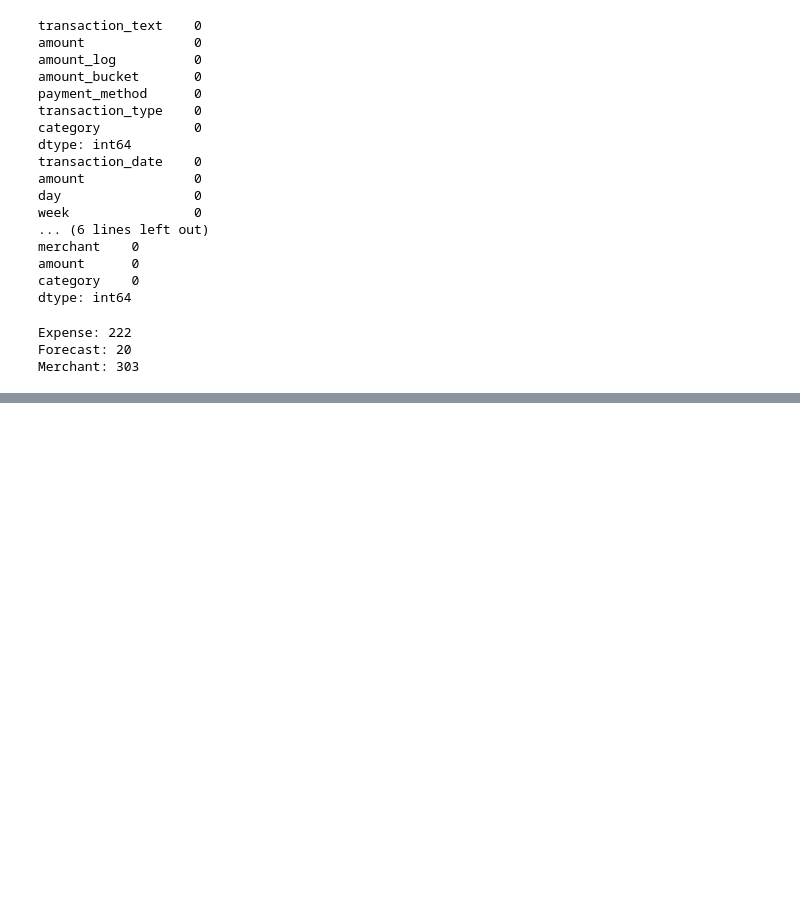
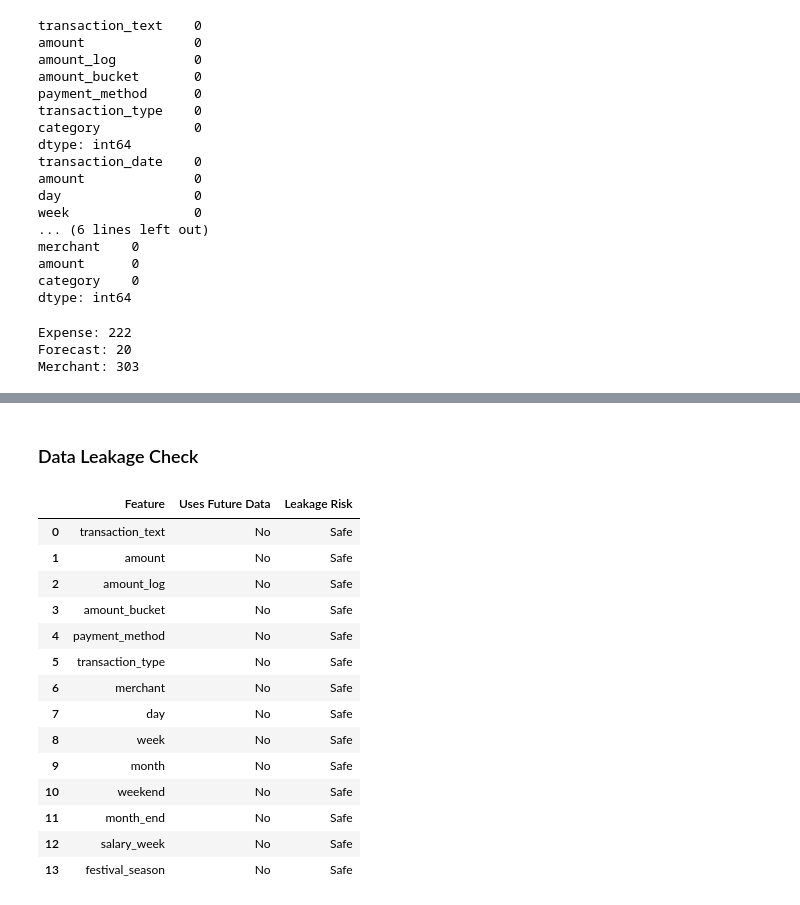
Before and after one commit to SatheMonika04/AI-Financial-Wellness-Coach, a Jupyter notebook: Feature_Engineering/adv_feature_engineering_m.ipynb, the cells around one changed output, grey strips where cells are left out. Saved outputs shown, nothing was run; the diff lists cells and outputs as text; code cells hidden in the pictures; blank space fills up the shorter version.

```diff
--- a/Feature_Engineering/adv_feature_engineering_m.ipynb
+++ b/Feature_Engineering/adv_feature_engineering_m.ipynb
@@ -1112,0 +1161,48 @@ Merchant: 303
+# %% [markdown]
+### Data Leakage Check
+# %%
+leakage_check = pd.DataFrame({
+    "Feature": [
+        "transaction_text",
+        "amount",
+        "amount_log",
+        "amount_bucket",
+        "payment_method",
+        "transaction_type",
+        "merchant",
+        "day",
+        "week",
+        "month",
+        "weekend",
+        "month_end",
+        "salary_week",
+        "festival_season"
+    ],
+    "Uses Future Data": [
+        "No","No","No","No","No","No",
+        "No","No","No","No","No","No","No","No"
+    ],
+    "Leakage Risk": [
+        "Safe","Safe","Safe","Safe","Safe","Safe",
+        "Safe","Safe","Safe","Safe","Safe","Safe",
+        "Safe","Safe"
+    ]
+})
+
+leakage_check
+# %% [output]
+|  | Feature | Uses Future Data | Leakage Risk |
+| 0 | transaction_text | No | Safe |
+| 1 | amount | No | Safe |
+| 2 | amount_log | No | Safe |
+| 3 | amount_bucket | No | Safe |
+| 4 | payment_method | No | Safe |
+| 5 | transaction_type | No | Safe |
+| 6 | merchant | No | Safe |
+| 7 | day | No | Safe |
+| 8 | week | No | Safe |
+| 9 | month | No | Safe |
+| 10 | weekend | No | Safe |
+| 11 | month_end | No | Safe |
+| 12 | salary_week | No | Safe |
+| 13 | festival_season | No | Safe |
```
Also changed, not shown: parts of 3 cells of this notebook, 3 other files.
